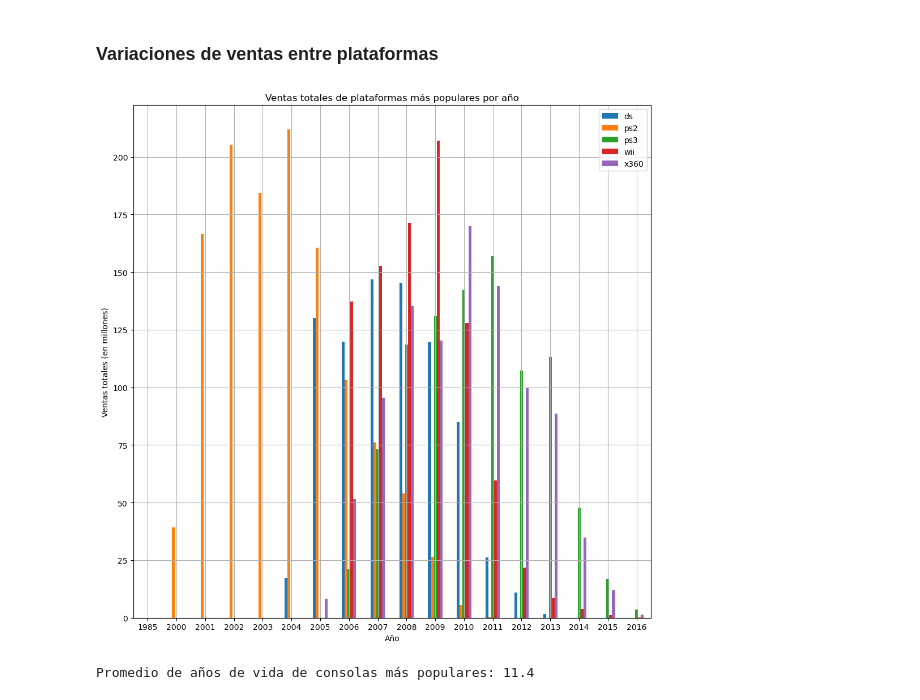
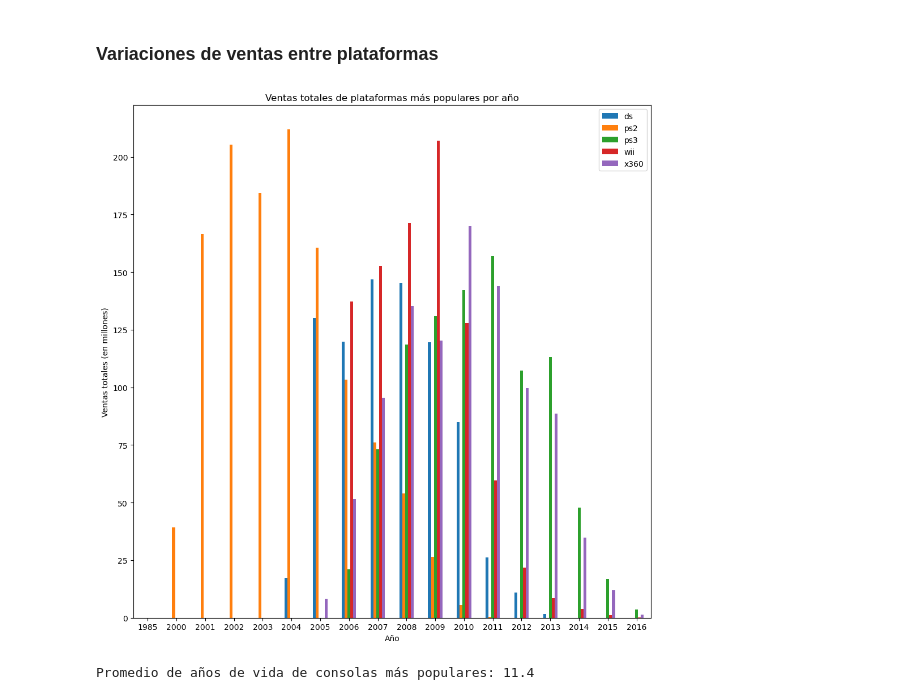
Before and after one commit to SebastianVeraM/Project_Sales_Analysis, a Jupyter notebook: Sprint6_notebook.ipynb, the cells around one changed output. Cells and saved outputs as stored; diff of their text form; code cells hidden in the pictures.

```diff
--- a/Sprint6_notebook.ipynb
+++ b/Sprint6_notebook.ipynb
@@ -311,26 +311,25 @@ Con respecto a la gráfica anterior, se podría considerar que los datos comienz
 # %%
 popular_plaftorms = games.pivot_table(index=['platform','year_of_release'],values='total_sales',aggfunc='sum').reset_index().sort_values(by=['platform','year_of_release','total_sales'],ascending=False)
 platforms = ['PS2', 'X360', 'Wii', 'PS3', 'DS']
 df_filter = popular_plaftorms[popular_plaftorms['platform'].isin(platforms)]
 df_pivot = df_filter.pivot_table(index='year_of_release',columns='platform',values='total_sales',aggfunc='sum').fillna(0)
 df_pivot = df_pivot.rename(columns={'PS2': 'total_sales_ps2','X360': 'total_sales_x360','Wii': 'total_sales_wii','PS3': 'total_sales_ps3','DS': 'total_sales_ds'})
 df_pivot = df_pivot.reset_index()
 console_sales = df_pivot.columns.drop('year_of_release')
 df_pivot.plot(kind='bar',
               x='year_of_release',
               y=console_sales,
               title='Ventas totales de plataformas más populares por año',
               xlabel='Año',
               ylabel='Ventas totales (en millones)',
               figsize=(10,10),
               rot=0
              )
-plt.grid(True)
 plt.legend([col.split('_')[-1] for col in console_sales])
 plt.tight_layout()
 plt.show()
 # %% [output]
-[figure, old version]
+[figure, new version]
 # %%
 time = []
 for platform in platforms:
```
Also changed, not shown: parts of 6 cells of this notebook.
